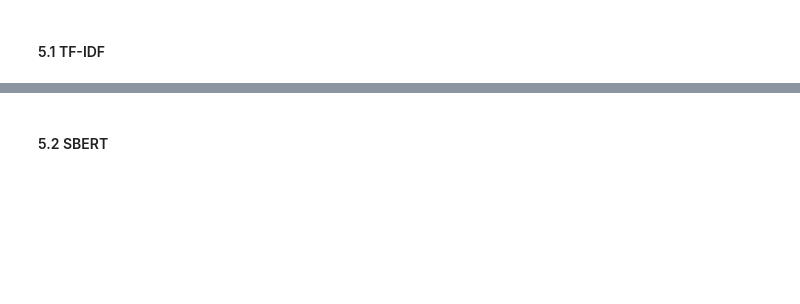
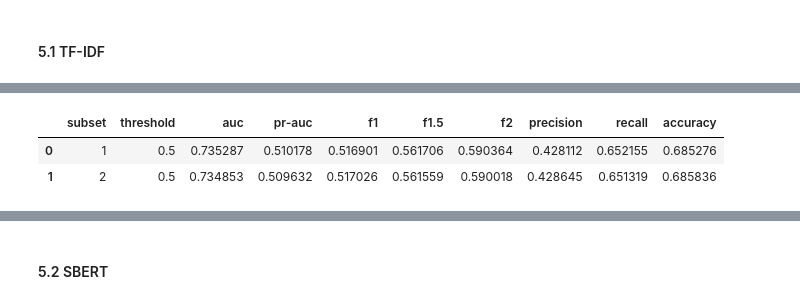
Before and after one commit to lzrcode-816/3244-Group-17-IMDB-Spoiler-Detection, a Jupyter notebook: Group17_ProjectDeSpoiler_Model.ipynb, the cells around one changed output, grey strips where cells are left out. Drawn from its saved outputs; the diff is of its cells as text; code cells hidden in the pictures; blank space fills up the shorter version.

```diff
--- a/Group17_ProjectDeSpoiler_Model.ipynb
+++ b/Group17_ProjectDeSpoiler_Model.ipynb
@@ -4381,0 +4466,91 @@ display(
+# %%
+# Complement Naive Bayes Threshold Tuning
+cnb_tfidf_tuned_threshold_metric_cols = ["auc", "average_precision", "f1", "f1.5", "f2", "precision", "recall", "accuracy"]
+cnb_tfidf_tuned_threshold_metrics_by_subset = []
+
+fixed_threshold = None
+if USE_FIXED_BEST_PARAMS and CNB_TFIDF_FIXED_THRESHOLD is not None:
+    fixed_threshold = float(CNB_TFIDF_FIXED_THRESHOLD)
+    threshold_candidates = [fixed_threshold]
+    print(f"Using fixed Complement Naive Bayes TF-IDF threshold: {fixed_threshold}")
+else:
+    threshold_candidates = NB_THRESHOLD_GRID
+
+for subset_name, val_data in cnb_tfidf_val_probs_by_subset.items():
+    y_val = val_data["y_true"]
+    y_val_prob = val_data["y_prob"]
+    base_metrics = {"auc": roc_auc_score(y_val, y_val_prob), "average_precision": average_precision_score(y_val, y_val_prob)}
+
+    for threshold in threshold_candidates:
+        y_val_pred = (y_val_prob >= threshold).astype(int)
+        cnb_tfidf_tuned_threshold_metrics_by_subset.append({
+            "subset": subset_name,
+            "threshold": float(threshold),
+            **base_metrics,
+            "f1": f1_score(y_val, y_val_pred, zero_division=0),
+            "f1.5": fbeta_score(y_val, y_val_pred, beta=1.5, zero_division=0),
+            "f2": fbeta_score(y_val, y_val_pred, beta=2, zero_division=0),
+            "precision": precision_score(y_val, y_val_pred, zero_division=0),
+            "recall": recall_score(y_val, y_val_pred, zero_division=0),
+            "accuracy": accuracy_score(y_val, y_val_pred),
+        })
+
+cnb_tfidf_tuned_threshold_metrics_by_subset_df = pd.DataFrame(cnb_tfidf_tuned_threshold_metrics_by_subset)
+cnb_tfidf_tuned_threshold_analysis_df = (
+    cnb_tfidf_tuned_threshold_metrics_by_subset_df.groupby("threshold", as_index=False)[cnb_tfidf_tuned_threshold_metric_cols]
+    .mean()
+    .rename(columns={column: f"mean_{column}" for column in cnb_tfidf_tuned_threshold_metric_cols})
+)
+
+if fixed_threshold is not None:
+    cnb_tfidf_best_threshold = fixed_threshold
+    cnb_tfidf_threshold_selection_df = cnb_tfidf_tuned_threshold_analysis_df.copy().sort_values("threshold").reset_index(drop=True)
+else:
+    eligible_thresholds_df = cnb_tfidf_tuned_threshold_analysis_df[cnb_tfidf_tuned_threshold_analysis_df["mean_precision"] >= THRESHOLD_RULE_MIN_PRECISION].copy()
+    if eligible_thresholds_df.empty:
+        eligible_thresholds_df = cnb_tfidf_tuned_threshold_analysis_df.copy()
+
+    best_metric_value = eligible_thresholds_df[f"mean_{THRESHOLD_RULE_SELECTION_METRIC}"].max()
+    near_optimal_thresholds_df = eligible_thresholds_df[
+        eligible_thresholds_df[f"mean_{THRESHOLD_RULE_SELECTION_METRIC}"] >= best_metric_value - THRESHOLD_RULE_SELECTION_TOLERANCE
+    ].copy()
+
+    cnb_tfidf_best_threshold = float(near_optimal_thresholds_df["threshold"].max())
+    cnb_tfidf_threshold_selection_df = near_optimal_thresholds_df.sort_values("threshold").reset_index(drop=True)
+
+cnb_tfidf_validation_summary_by_threshold = cnb_tfidf_tuned_threshold_metrics_by_subset_df[
+    cnb_tfidf_tuned_threshold_metrics_by_subset_df["threshold"] == cnb_tfidf_best_threshold
+].copy()
+cnb_tfidf_validation_summary_selected_threshold = cnb_tfidf_validation_summary_by_threshold[cnb_tfidf_tuned_threshold_metric_cols].mean().to_frame().T
+
+available_thresholds = set(cnb_tfidf_tuned_threshold_analysis_df["threshold"])
+comparison_thresholds = [threshold for threshold in [0.50, 0.45, 0.40, 0.35, 0.30, 0.25, 0.20, 0.15, 0.10, 0.05] if threshold in available_thresholds]
+if fixed_threshold is not None and fixed_threshold not in comparison_thresholds:
+    comparison_thresholds = [fixed_threshold]
+
+cnb_tfidf_tuned_threshold_comparison_df = (
+    cnb_tfidf_tuned_threshold_analysis_df[cnb_tfidf_tuned_threshold_analysis_df["threshold"].isin(comparison_thresholds)]
+    .rename(columns={f"mean_{column}": column for column in cnb_tfidf_tuned_threshold_metric_cols})
+    .rename(columns={"average_precision": "pr-auc"})
+    .sort_values("threshold", ascending=False)
+    .reset_index(drop=True)
+    .round(6)
+)
+
+print("Threshold comparison for the tuned Complement Naive Bayes TF-IDF model:")
+display(cnb_tfidf_tuned_threshold_comparison_df)
+
+if fixed_threshold is None:
+    print(f"Threshold candidates that satisfy the shared threshold rule (mean {THRESHOLD_RULE_SELECTION_METRIC}):")
+    display(cnb_tfidf_threshold_selection_df.rename(columns={"mean_average_precision": "mean_pr-auc"}).round(6))
+else:
+    print("Using the fixed threshold from Section 4.5:")
+    display(cnb_tfidf_threshold_selection_df.rename(columns={"mean_average_precision": "mean_pr-auc"}).round(6))
+
+print(f"Selected Complement Naive Bayes TF-IDF threshold: {cnb_tfidf_best_threshold}")
+print("Validation metrics by subset for the selected threshold:")
+display(cnb_tfidf_validation_summary_by_threshold.rename(columns={"average_precision": "pr-auc"}).round(6))
+
+print("Average validation metrics across subsets for the selected threshold:")
+display(cnb_tfidf_validation_summary_selected_threshold.rename(columns={"average_precision": "pr-auc"}).round(6))
+# %% [output]
@@ -4381,0 +4566,3 @@ display(
+|  | subset | threshold | auc | pr-auc | f1 | f1.5 | f2 | precision | recall | accuracy |
+| 0 | 1 | 0.5 | 0.735287 | 0.510178 | 0.516901 | 0.561706 | 0.590364 | 0.428112 | 0.652155 | 0.685276 |
+| 1 | 2 | 0.5 | 0.734853 | 0.509632 | 0.517026 | 0.561559 | 0.590018 | 0.428645 | 0.651319 | 0.685836 |
```
Also changed, not shown: parts of 14 cells of this notebook.
